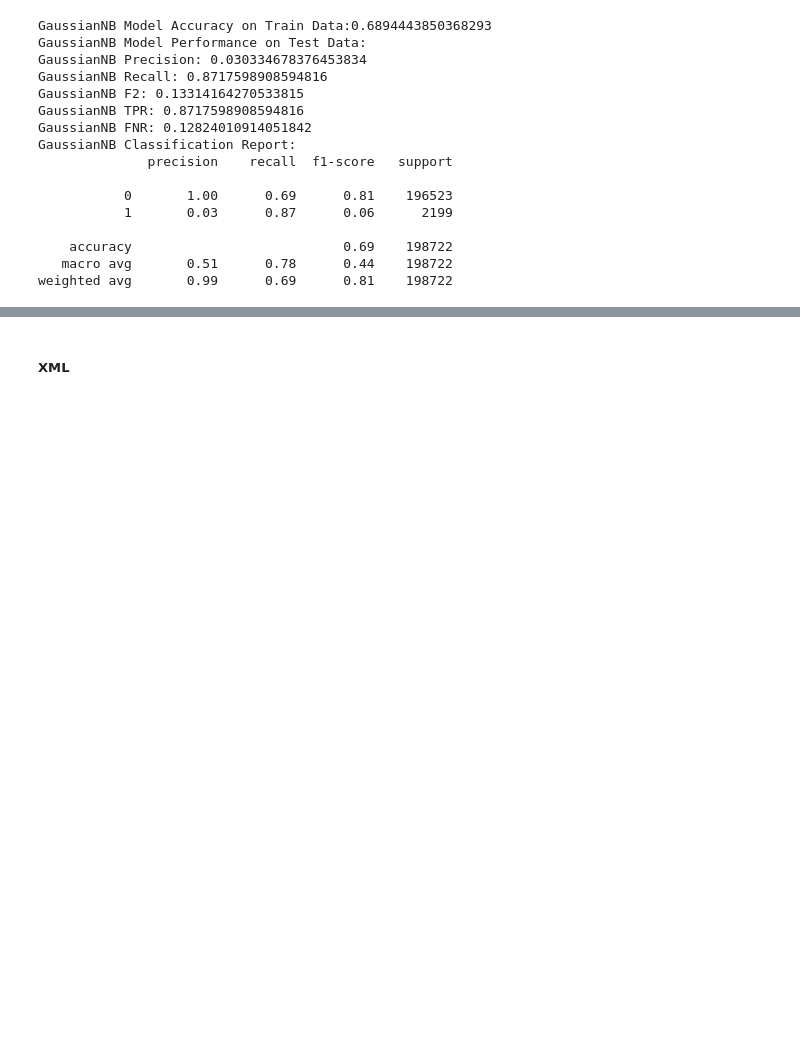
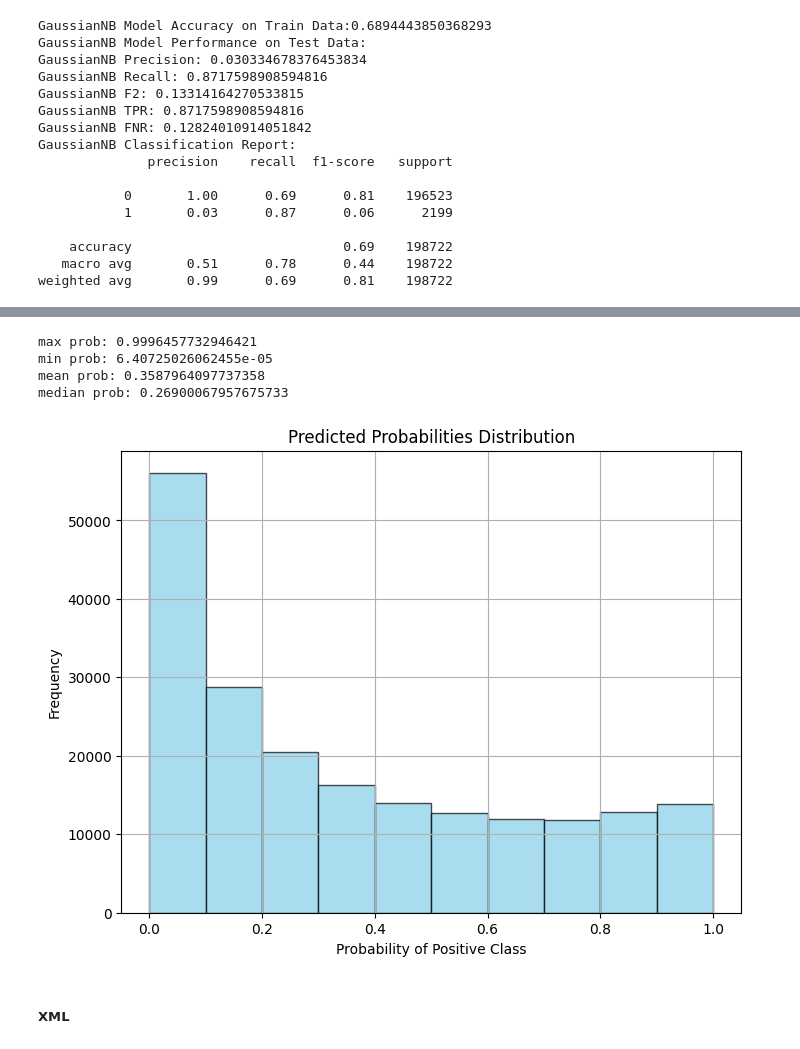
Before and after one commit to EdwardLimJH/Fraud-Hackathon, a Jupyter notebook: notebooks/DT_GaussianNB_Models.ipynb, the cells around one changed output, grey strips where cells are left out. Saved outputs shown, nothing was run; the diff lists cells and outputs as text; code cells hidden in the pictures; blank space fills up the shorter version.

Commit message:
added PDP and plots for prediction probability

```diff
--- a/notebooks/DT_GaussianNB_Models.ipynb
+++ b/notebooks/DT_GaussianNB_Models.ipynb
@@ -293,9 +293,9 @@ Fitting 5 folds for each of 2 candidates, totalling 10 fits
 ##### Testing if gaussian model improved
 # %%
 # f2 scoring w resampled data
-hgs_gs4 = GaussianNB(priors=None, var_smoothing=0.01873817422860384)
+gaussian_tuned = GaussianNB(priors=None, var_smoothing=0.01873817422860384)
 
-evaluate_results(hgs_gs4,"GaussianNB",Xt_resampled_SMOTE, yt_resampled_SMOTE)
+evaluate_results(gaussian_tuned,"GaussianNB",Xt_resampled_SMOTE, yt_resampled_SMOTE)
 # %% [output]
 GaussianNB Model Accuracy on Train Data:0.6894443850368293
 GaussianNB Model Performance on Test Data:
@@ -313,3 +313,6 @@ GaussianNB Classification Report:
     accuracy                           0.69    198722
    macro avg       0.51      0.78      0.44    198722
 weighted avg       0.99      0.69      0.81    198722
+# %%
+probs = gaussian_tuned.predict_proba(X_test)
+np.sort(probs)
@@ -316,3 +327,26 @@ weighted avg       0.99      0.69      0.81    198722
+# %%
+print('max prob: ' + str(np.max(probs[:,1])))
+print('min prob: ' + str(np.min(probs[:,1])))
+print('mean prob: ' + str(np.mean(probs[:,1])))
+print('median prob: ' + str(np.median(probs[:,1])))
+# %% [output]
+max prob: 0.9996457732946421
+min prob: 6.40725026062455e-05
+mean prob: 0.3587964097737358
+median prob: 0.26900067957675733
+# %%
+positive_probs = probs[:, 1]
+
+# Plot the probability graph
+plt.figure(figsize=(8, 6))
+plt.hist(positive_probs, bins=10, color='skyblue', edgecolor='black', alpha=0.7)
+plt.xlabel('Probability of Positive Class')
+plt.ylabel('Frequency')
+plt.title('Predicted Probabilities Distribution')
+plt.grid(True)
+plt.show()
+# %% [output]
+[figure, added]
 # %% [markdown]
 ##### XML
 # %%
```
Also changed, not shown: parts of 18 cells of this notebook.
